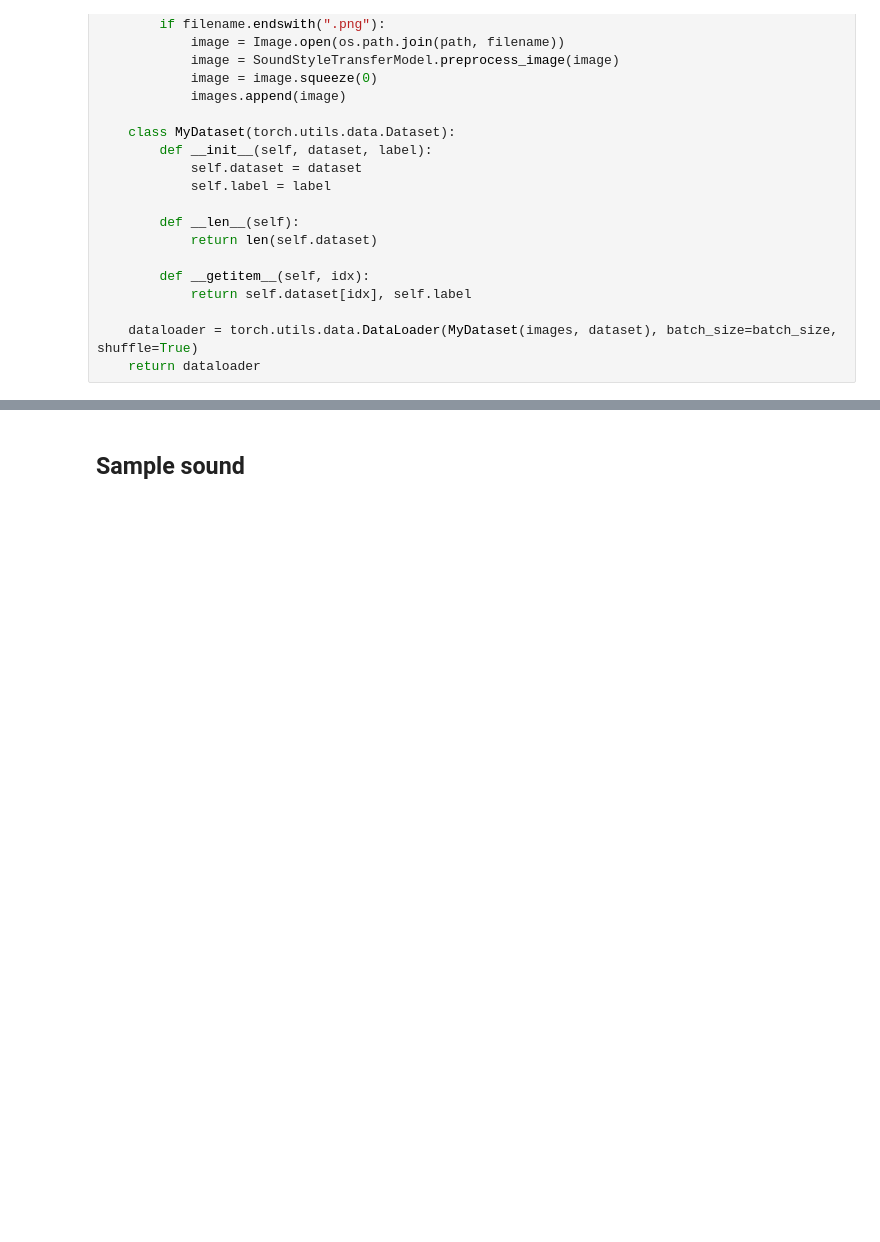
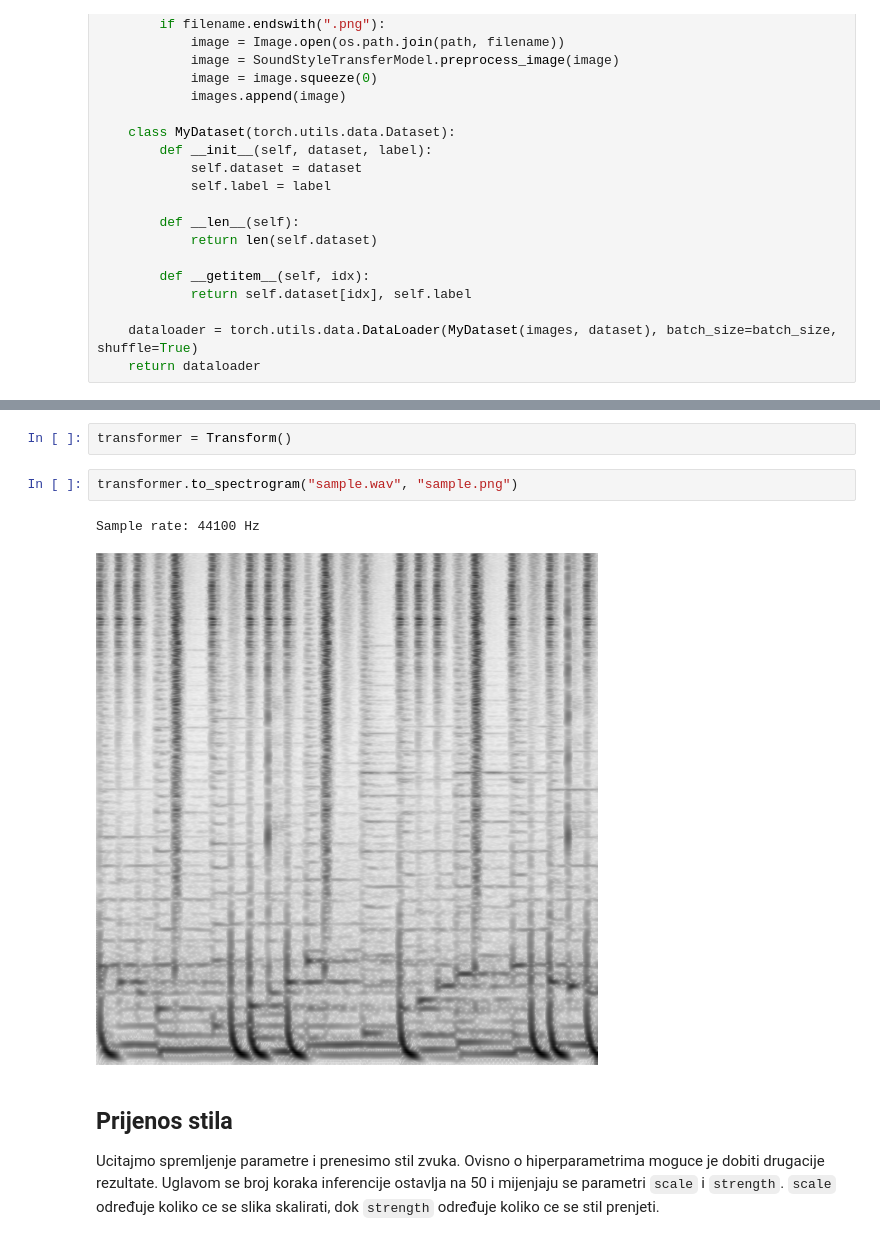
Before and after one commit to fpankretic/sound-style-transfer-diffusion, a Jupyter notebook: project.ipynb, the cells around one changed output, grey strips where cells are left out. Cells and saved outputs as stored; diff of their text form; blank space fills up the shorter version.

```diff
--- a/project.ipynb
+++ b/project.ipynb
@@ -105,2 +148,11 @@ def get_audio_dataloader(batch_size=1, dataset="church_bell"):
+# %%
+transformer = Transform()
+# %%
+transformer.to_spectrogram("sample.wav", "sample.png")
+# %% [output]
+Sample rate: 44100 Hz
+[figure, added]
 # %% [markdown]
-## Sample sound
+## Prijenos stila
+
+Ucitajmo spremljenje parametre i prenesimo stil zvuka. Ovisno o hiperparametrima moguce je dobiti drugacije rezultate. Uglavom se broj koraka inferencije ostavlja na 50 i mijenjaju se parametri `scale` i `strength`. `scale` određuje koliko ce se slika skalirati, dok `strength` određuje koliko ce se stil prenjeti.
```
Also changed, not shown: parts of 15 cells of this notebook, 26 other files.
